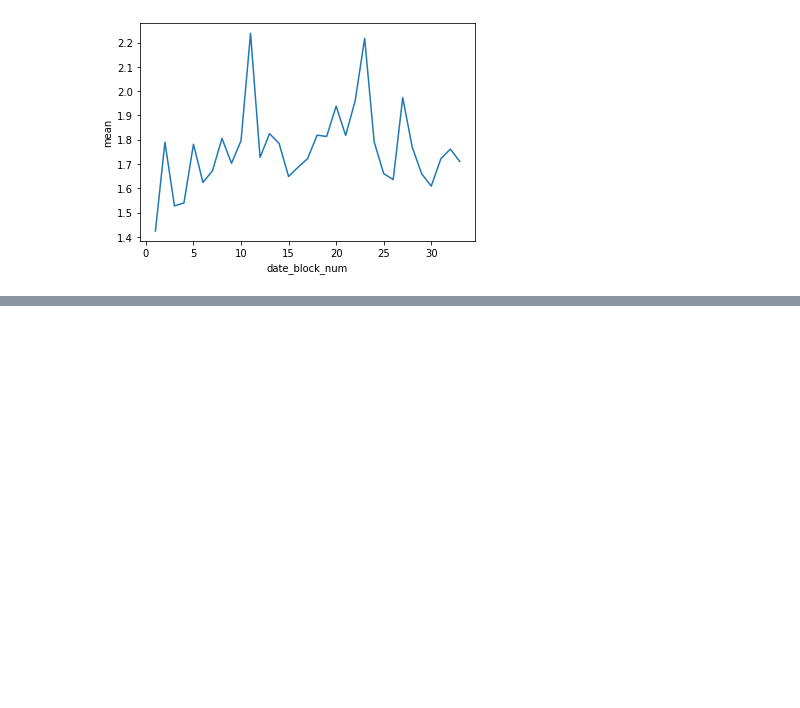
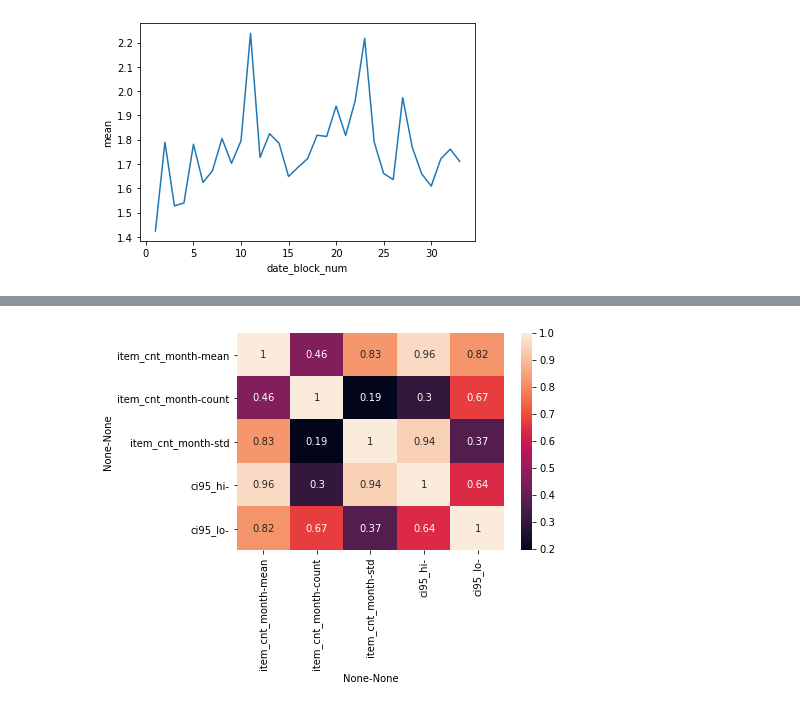
Before and after one commit to Justdek-code/data-science, a Jupyter notebook: predict_future_sales/model_attempt_2.ipynb, the cells around one changed output, grey strips where cells are left out. Cells and saved outputs as stored; diff of their text form; code cells hidden in the pictures; blank space fills up the shorter version.

```diff
--- a/predict_future_sales/model_attempt_2.ipynb
+++ b/predict_future_sales/model_attempt_2.ipynb
@@ -146,0 +263,5 @@ dtype: float64
+# %%
+sns.heatmap(stats.corr(), annot=True)
+plt.show()
+# %% [output]
+[figure, added]
```
Also changed, not shown: parts of 9 cells of this notebook.
